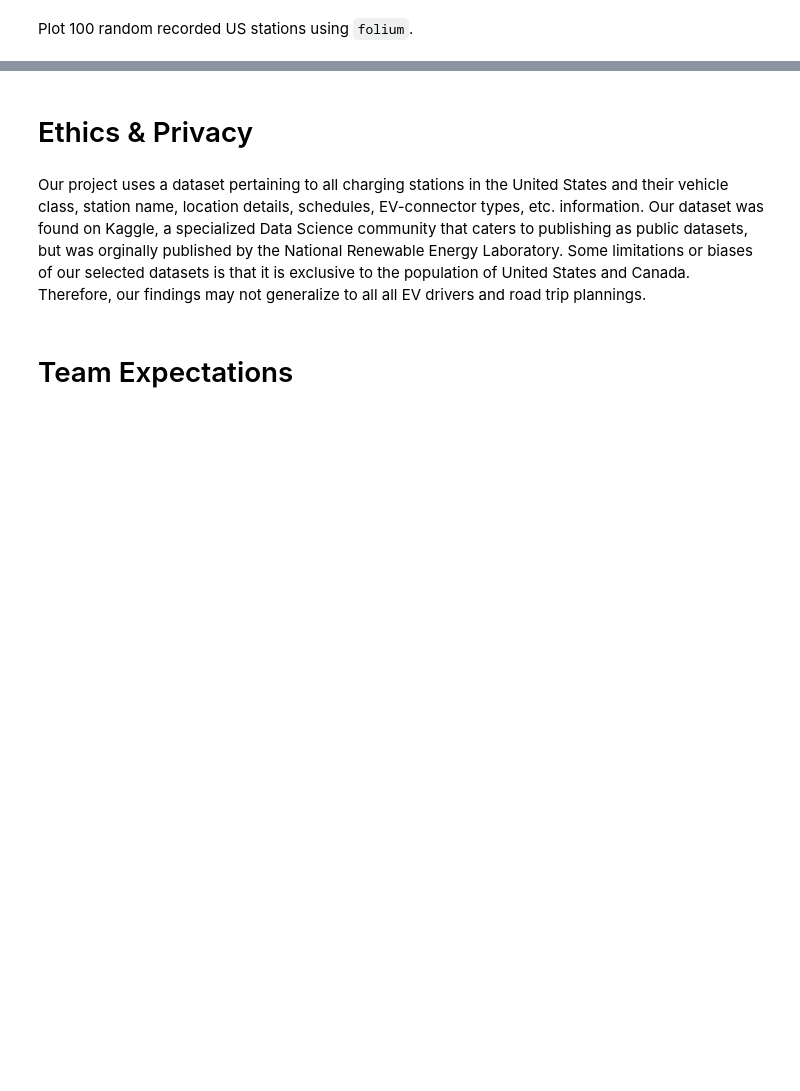
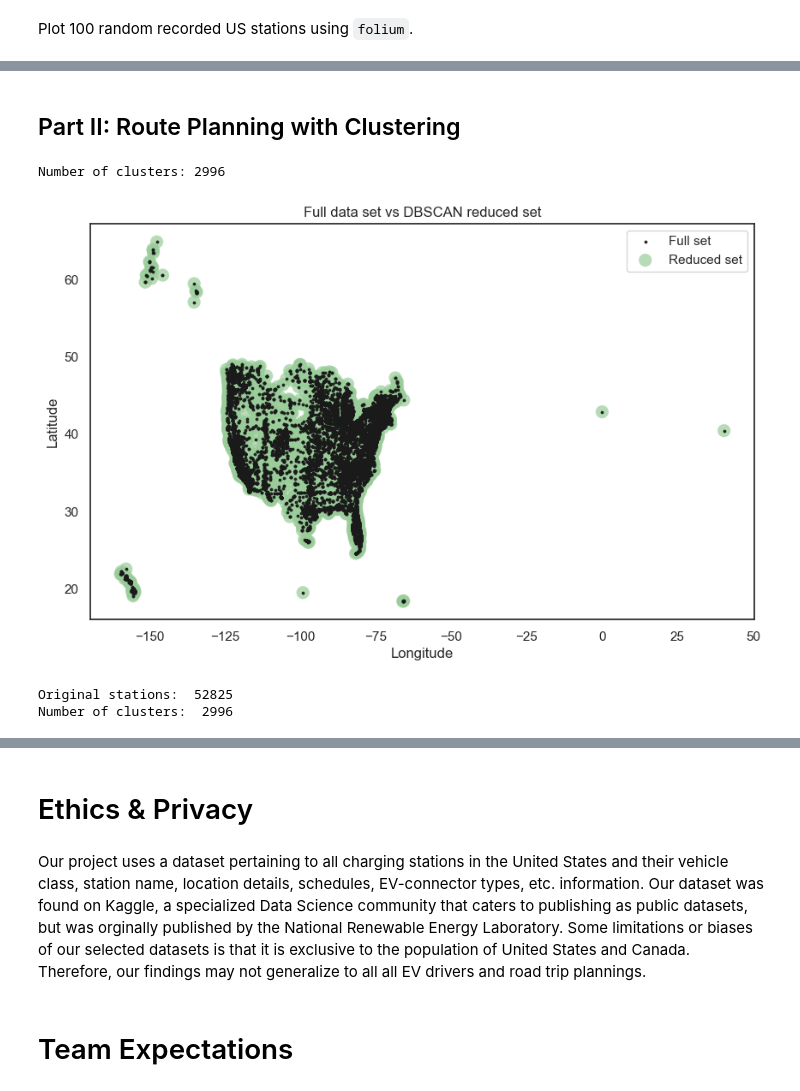
Before and after one commit to COGS118A/Group031-SP23, a Jupyter notebook: Checkpoint_Group031-SP23.ipynb, the cells around one changed output, grey strips where cells are left out. Cells and saved outputs as stored; diff of their text form; code cells hidden in the pictures; blank space fills up the shorter version.

Commit message:
dbscan

```diff
--- a/Checkpoint_Group031-SP23.ipynb
+++ b/Checkpoint_Group031-SP23.ipynb
@@ -202,7 +196,4 @@ plt.show()
 Plot 100 random recorded US stations using `folium`.
 # %%
 # Extract dataset list of station coordinates
-locations = []
-
-for latitude, longitude in zip(stations_df['latitude'], stations_df['longitude']):
-    locations += [[latitude, longitude]]
+locations = stations_df[['latitude', 'longitude']].values
@@ -218,0 +224,37 @@ map_stations
+# %% [markdown]
+## Part II: Route Planning with Clustering
+# %%
+kms_per_radian = 6371.0088
+epsilon = 10 / kms_per_radian
+
+db = DBSCAN(eps=epsilon, min_samples=1, algorithm='ball_tree', metric='haversine').fit(np.radians(locations))
+
+cluster_labels = db.labels_
+num_clusters = len(set(cluster_labels))
+clusters = pd.Series([locations[cluster_labels == n] for n in range(num_clusters)])
+print('Number of clusters: {}'.format(num_clusters))
+# %% [output]
+Number of clusters: 2996
+# %%
+def get_centermost_point(cluster):
+    centroid = (MultiPoint(cluster).centroid.x, MultiPoint(cluster).centroid.y)
+    centermost_point = min(cluster, key=lambda point: great_circle(point, centroid).m)
+    return tuple(centermost_point)
+centermost_points = clusters.map(get_centermost_point)
+# %%
+lats, lons = zip(*centermost_points)
+rep_points = pd.DataFrame({'longitude':lons, 'latitude':lats})
+
+rs = rep_points.apply(lambda row: stations_df[(stations_df['latitude']==row['latitude']) & (stations_df['longitude']==row['longitude'])].iloc[0], axis=1)
+#rs = rep_points.apply(lambda row: df[(df[y]==row[y]) & (df[x]==row[x])].iloc[0], axis=1)
+# %%
+fig, ax = plt.subplots(figsize=[10, 6])
+rs_scatter = ax.scatter(rs['longitude'], rs['latitude'], c='#99cc99', edgecolor='None', alpha=0.7, s=120)
+df_scatter = ax.scatter(stations_df['longitude'], stations_df['latitude'], c='k', alpha=0.9, s=3)
+ax.set_title('Full data set vs DBSCAN reduced set')
+ax.set_xlabel('Longitude')
+ax.set_ylabel('Latitude')
+ax.legend([df_scatter, rs_scatter], ['Full set', 'Reduced set'], loc='upper right')
+plt.show()
+# %% [output]
+[figure, added]
@@ -218,0 +266,13 @@ map_stations
+# %%
+kms_per_radian = 6371.0088
+epsi = 10 / kms_per_radian
+db = DBSCAN(eps=epsi, min_samples=1, algorithm='ball_tree', metric='haversine').fit(np.radians(locations))
+cluster_labels = db.labels_
+num_clusters = len(set(cluster_labels))
+clusters = pd.Series([locations[cluster_labels == n] for n in range(num_clusters)])
+
+print('Original stations: ', len(locations))
+print('Number of clusters: ', num_clusters)
+# %% [output]
+Original stations:  52825
+Number of clusters:  2996
```
Also changed, not shown: parts of 12 cells of this notebook, 1 other file.
